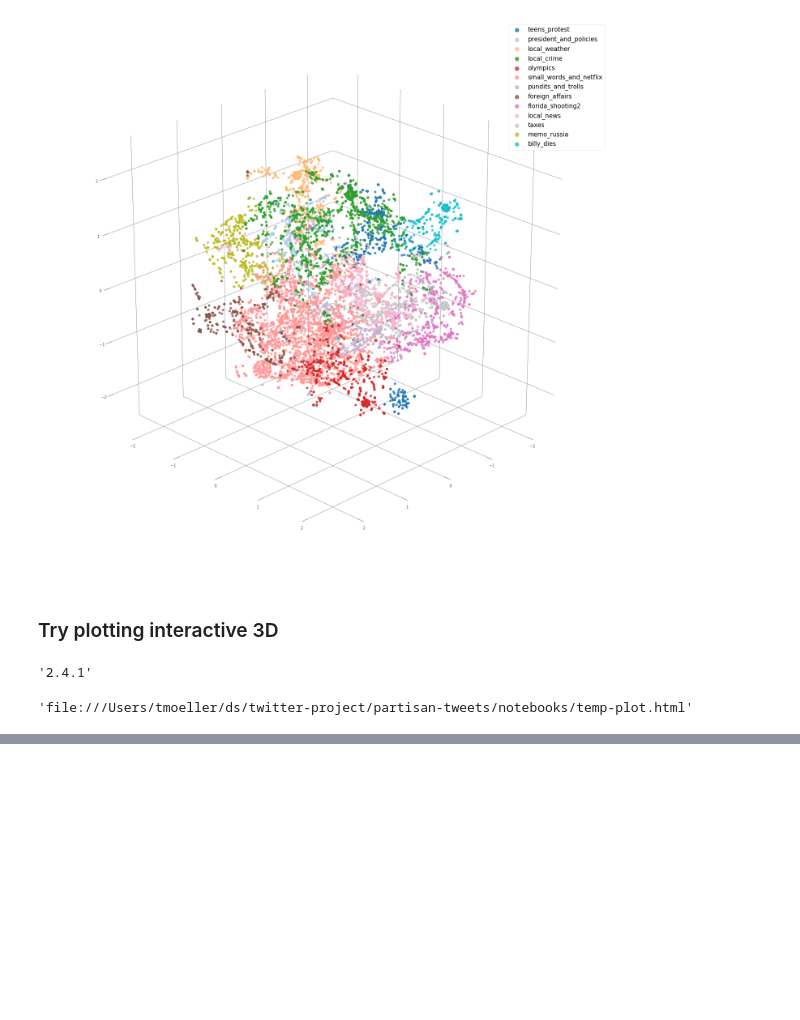
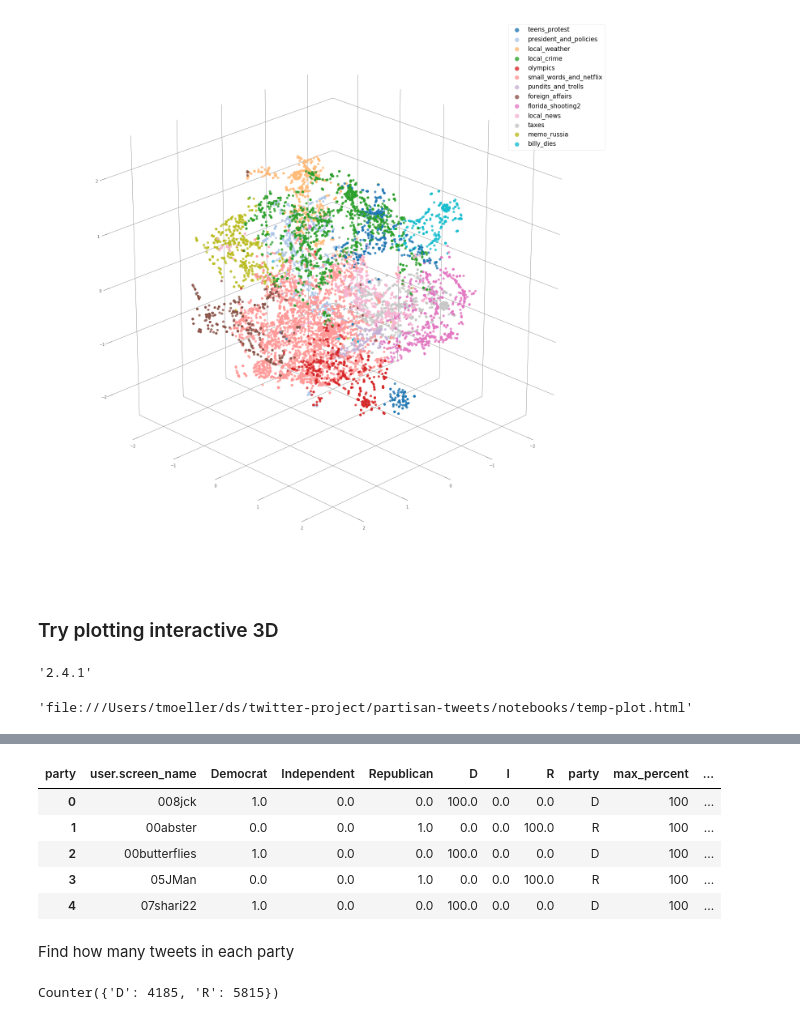
Before and after one commit to TifMoe/partisan-tweets, a Jupyter notebook: notebooks/Text_Processing.ipynb, the cells around one changed output, grey strips where cells are left out. Drawn from its saved outputs; the diff is of its cells as text; code cells hidden in the pictures; blank space fills up the shorter version.

```diff
--- a/notebooks/Text_Processing.ipynb
+++ b/notebooks/Text_Processing.ipynb
@@ -484,0 +522,9 @@ py.iplot(fig, filename='simple-3d-scatter')
+# %%
+favorited_users.head()
+# %% [output]
+| party | user.screen_name | Democrat | Independent | Republican | D | I | R | party | max_percent | ... |
+| 0 | 008jck | 1.0 | 0.0 | 0.0 | 100.0 | 0.0 | 0.0 | D | 100 | ... |
+| 1 | 00abster | 0.0 | 0.0 | 1.0 | 0.0 | 0.0 | 100.0 | R | 100 | ... |
+| 2 | 00butterflies | 1.0 | 0.0 | 0.0 | 100.0 | 0.0 | 0.0 | D | 100 | ... |
+| 3 | 05JMan | 0.0 | 0.0 | 1.0 | 0.0 | 0.0 | 100.0 | R | 100 | ... |
+| 4 | 07shari22 | 1.0 | 0.0 | 0.0 | 100.0 | 0.0 | 0.0 | D | 100 | ... |
@@ -484,0 +535,2 @@ py.iplot(fig, filename='simple-3d-scatter')
+# %% [markdown]
+Find how many tweets in each party
@@ -484,0 +539,4 @@ py.iplot(fig, filename='simple-3d-scatter')
+# %%
+Counter(tweet_party)
+# %% [output]
+Counter({'D': 4185, 'R': 5815})
```
Also changed, not shown: parts of 11 cells of this notebook.
